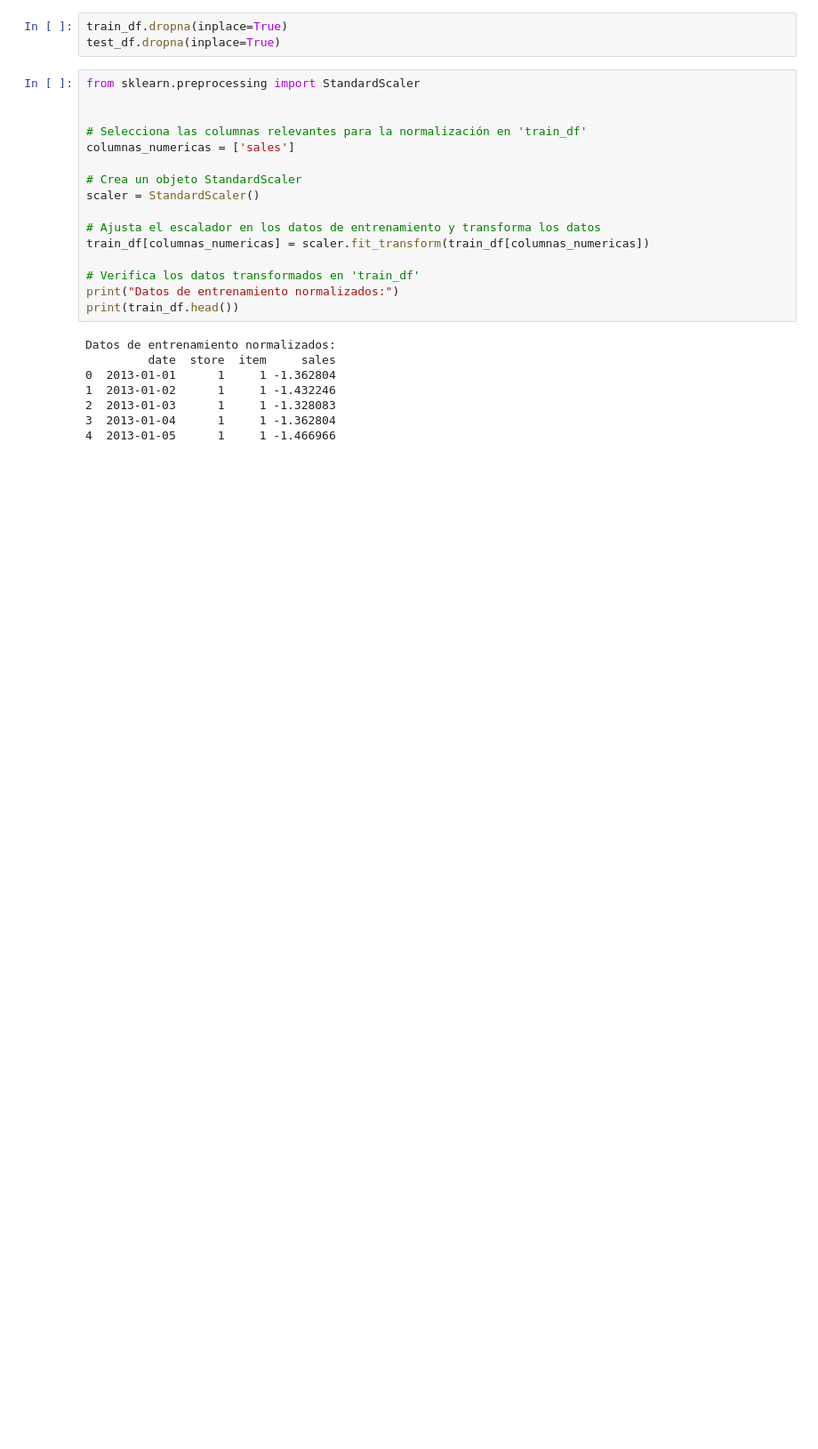
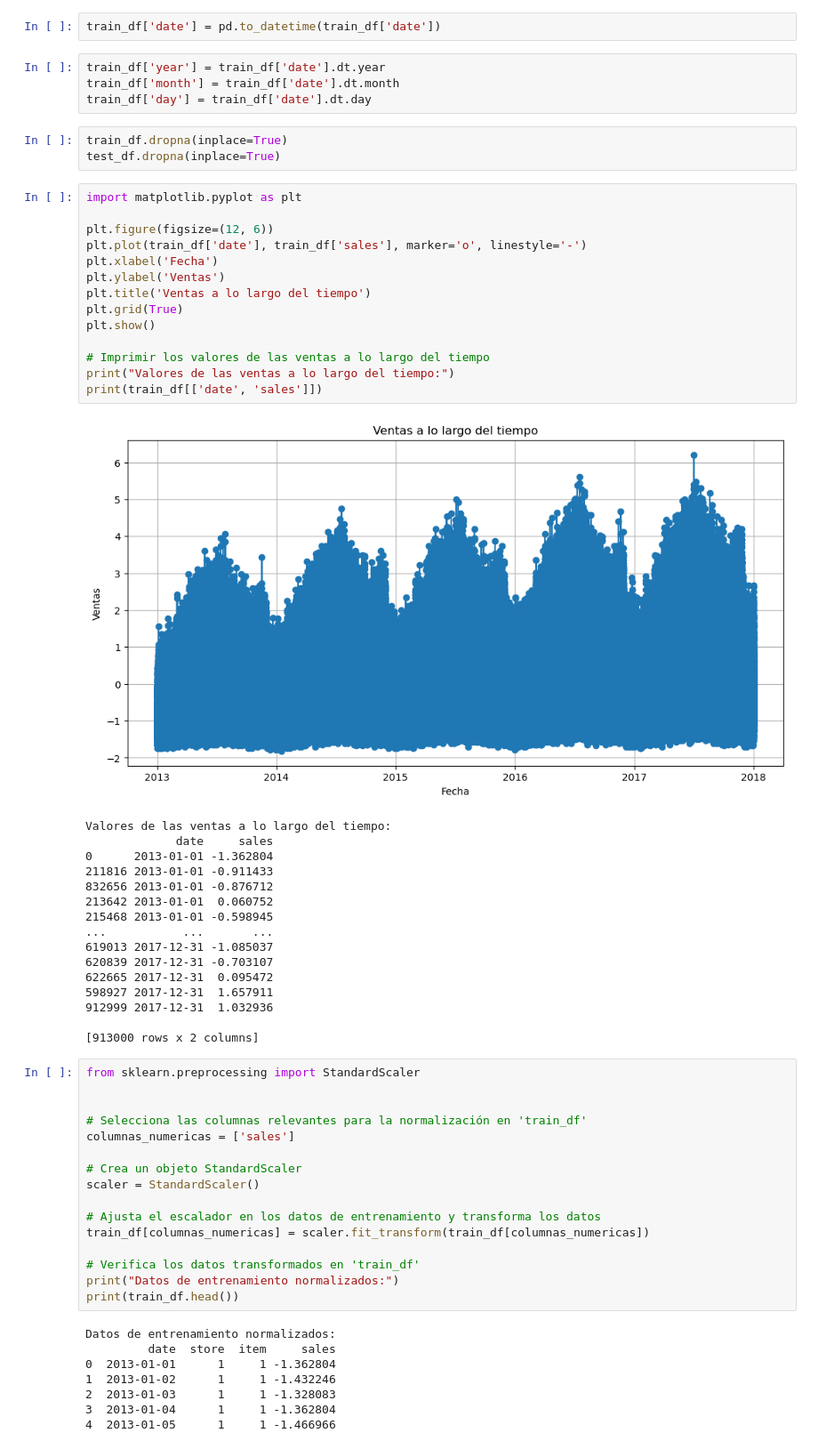
Before and after one commit to fredyvelasquezgt/Lab-9-DL, a Jupyter notebook: lab9.ipynb, the cells around one changed output. Shown: that part at 89% size. Cells and saved outputs as stored; diff of their text form; blank space fills up the shorter version.

```diff
--- a/lab9.ipynb
+++ b/lab9.ipynb
@@ -40,6 +72,43 @@ Index(['id', 'sales'], dtype='object')
+# %%
+train_df['date'] = pd.to_datetime(train_df['date'])
+# %%
+train_df['year'] = train_df['date'].dt.year
+train_df['month'] = train_df['date'].dt.month
+train_df['day'] = train_df['date'].dt.day
 # %%
 train_df.dropna(inplace=True)
 test_df.dropna(inplace=True)
+# %%
+import matplotlib.pyplot as plt
+
+plt.figure(figsize=(12, 6))
+plt.plot(train_df['date'], train_df['sales'], marker='o', linestyle='-')
+plt.xlabel('Fecha')
+plt.ylabel('Ventas')
+plt.title('Ventas a lo largo del tiempo')
+plt.grid(True)
+plt.show()
+
+# Imprimir los valores de las ventas a lo largo del tiempo
+print("Valores de las ventas a lo largo del tiempo:")
+print(train_df[['date', 'sales']])
+# %% [output]
+[figure, added]
+Valores de las ventas a lo largo del tiempo:
+             date     sales
+0      2013-01-01 -1.362804
+211816 2013-01-01 -0.911433
+832656 2013-01-01 -0.876712
+213642 2013-01-01  0.060752
+215468 2013-01-01 -0.598945
+...           ...       ...
+619013 2017-12-31 -1.085037
+620839 2017-12-31 -0.703107
+622665 2017-12-31  0.095472
+598927 2017-12-31  1.657911
+912999 2017-12-31  1.032936
+
+[913000 rows x 2 columns]
 # %%
 from sklearn.preprocessing import StandardScaler
 
```
Also changed, not shown: parts of 13 cells of this notebook.
